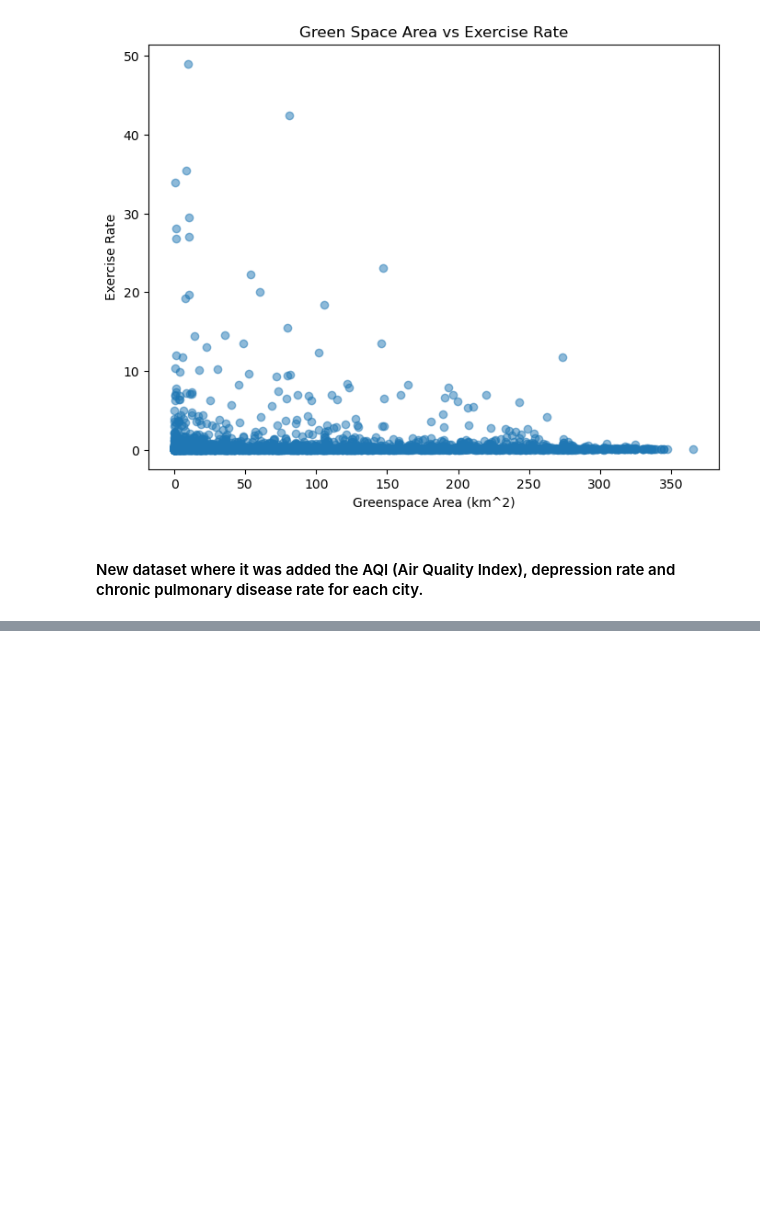
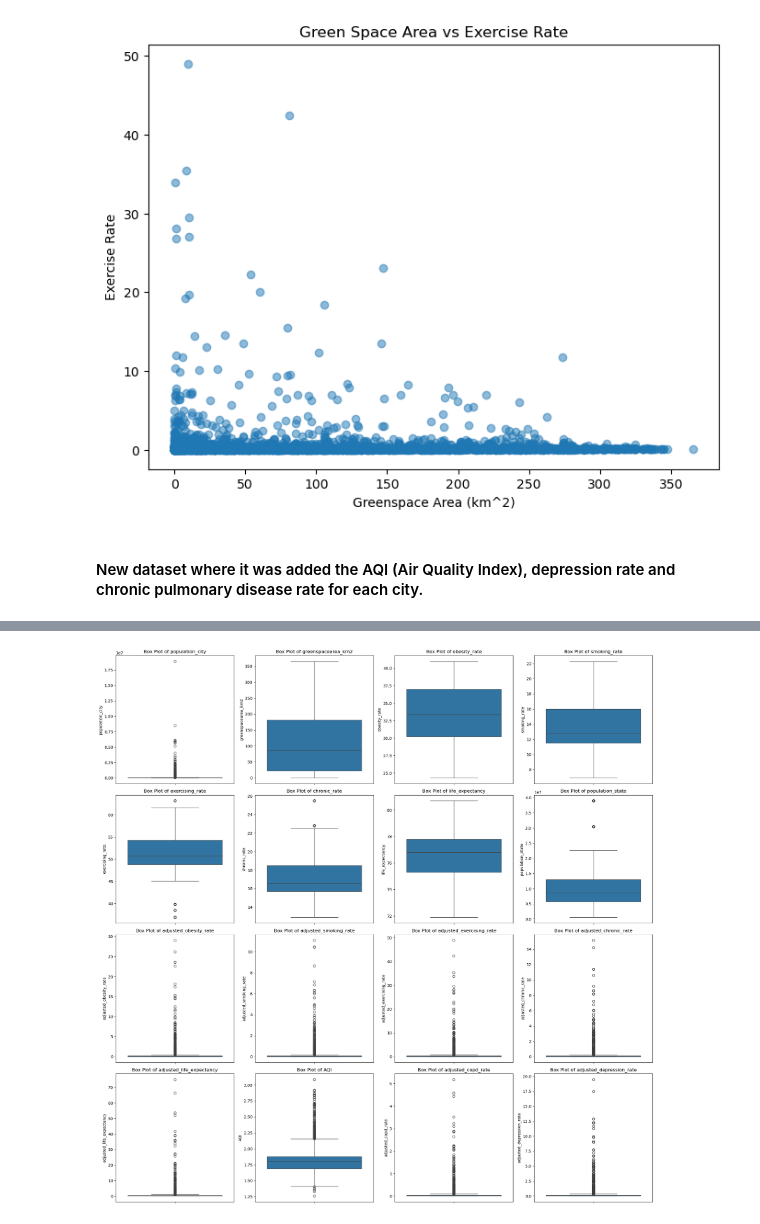
Before and after one commit to AlexRibeiro95/Environmental_factors_on_Public_health, a Jupyter notebook: notebooks/eda(2).ipynb, the cells around one changed output, grey strips where cells are left out. Cells and saved outputs as stored; diff of their text form; code cells hidden in the pictures; blank space fills up the shorter version.

```diff
--- a/notebooks/eda(2).ipynb
+++ b/notebooks/eda(2).ipynb
@@ -233,0 +405,25 @@ plt.show()
+# %%
+# List of continuous variables
+
+df = data.copy()
+
+continuous_vars = [
+    'population_city', 'greenspacearea_km2', 'obesity_rate',
+    'smoking_rate', 'exercising_rate', 'chronic_rate', 'life_expectancy',
+    'population_state', 'adjusted_obesity_rate', 'adjusted_smoking_rate',
+    'adjusted_exercising_rate', 'adjusted_chronic_rate', 'adjusted_life_expectancy',
+    'AQI', 'adjusted_copd_rate', 'adjusted_depression_rate'
+]
+
+# Plot box plots for each continuous variable
+
+plt.figure(figsize=(20, 20))  # Increased the figure size for better visualization
+for i, var in enumerate(continuous_vars, 1):
+    plt.subplot(4, 4, i)  # Adjusted to a 4x4 grid to accommodate 16 variables
+    sns.boxplot(data=df[var])
+    plt.title(f'Box Plot of {var}')
+
+plt.tight_layout()
+plt.show()
+# %% [output]
+[figure, added]
```
Also changed, not shown: parts of 17 cells of this notebook, 1 other file.
